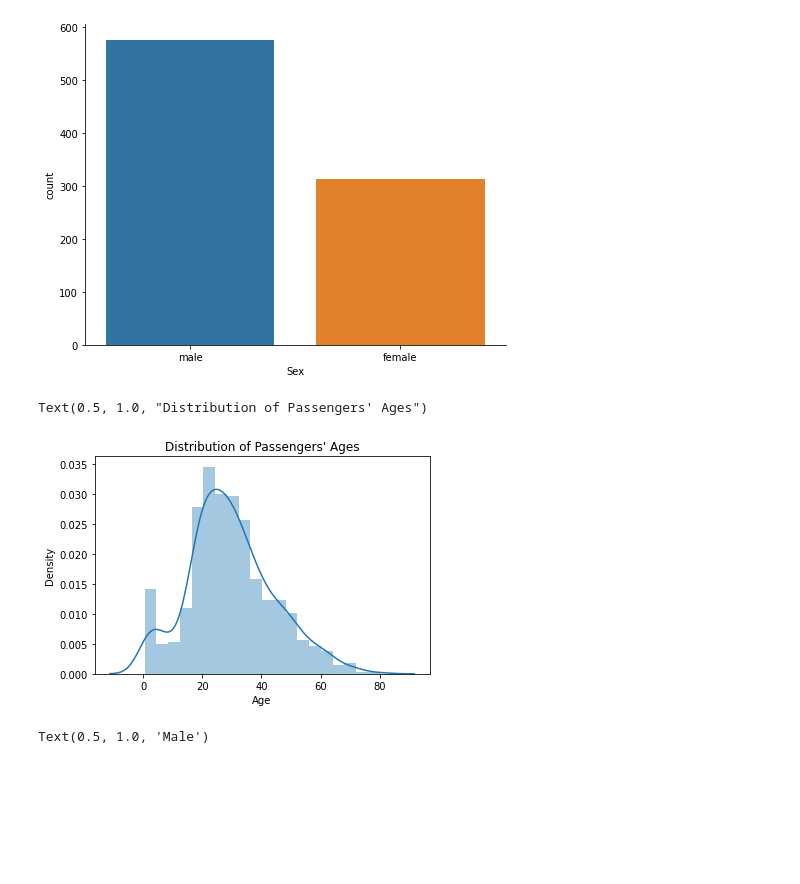
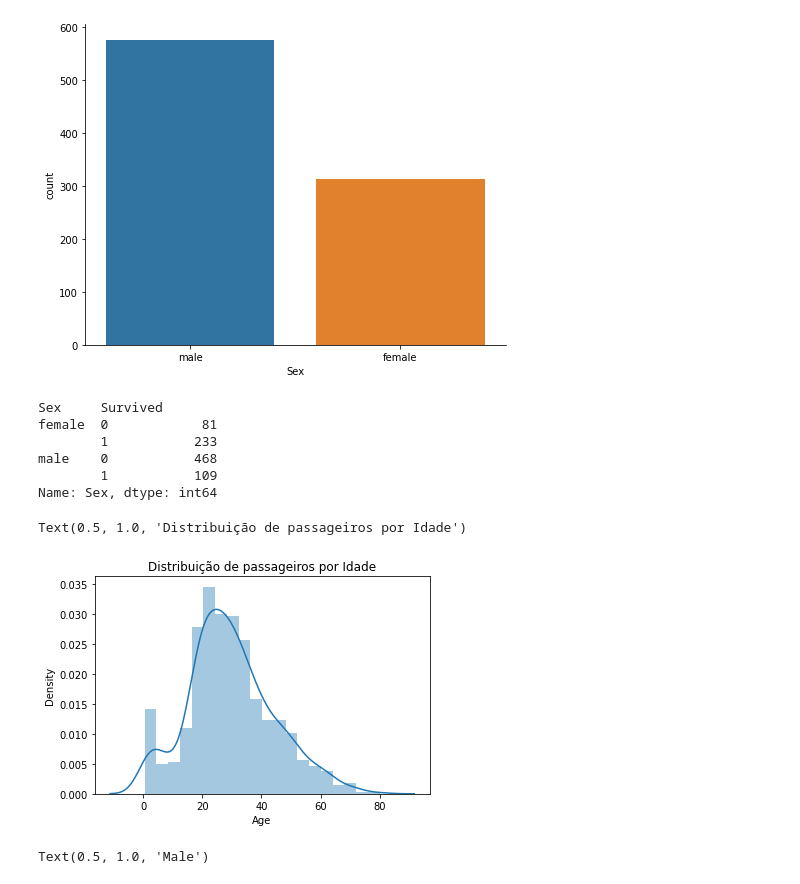
Before and after one commit to dianasandrade2016/ML-ETL-sobrevivencia-titanic, a Jupyter notebook: titanic.ipynb, the cells around one changed output. Saved outputs shown, nothing was run; the diff lists cells and outputs as text; code cells hidden in the pictures; blank space fills up the shorter version.

```diff
--- a/titanic.ipynb
+++ b/titanic.ipynb
@@ -231,15 +222,25 @@ sns.factorplot('Sex', data=dados, kind='count', aspect=1.3)
 # %% [output]
 <seaborn.axisgrid.FacetGrid at 0x...>
 [figure]
-# %%
-# Drop missing values for the records in which age passenger is missing
-age = dados['Age'].dropna()
-# Distribution of age, with an overlay of a density plot
-age_dist = sns.distplot(age)
-age_dist.set_title("Distribution of Passengers' Ages")
-# %% [output]
-Text(0.5, 1.0, "Distribution of Passengers' Ages")
-[figure, removed]
+# %%
+#Número de homens e mulheres que não sobreviveram e os que sobreviveram por sexo
+dados.groupby(['Sex', 'Survived'])['Sex'].count()
+# %% [output]
+Sex     Survived
+female  0            81
+        1           233
+male    0           468
+        1           109
+Name: Sex, dtype: int64
+# %%
+#Elimine os valores ausentes para os registros nos quais o passageiro da idade está ausente
+age = dados['Age'].dropna()
+# Distribuição de idade, com uma sobreposição de um gráfico de densidade
+age_dist = sns.distplot(age)
+age_dist.set_title("Distribuição de passageiros por Idade")
+# %% [output]
+Text(0.5, 1.0, 'Distribuição de passageiros por Idade')
+[figure, added]
 # %%
 survived = 'survived'
 not_survived = 'not survived'
```
Also changed, not shown: parts of 18 cells of this notebook.
